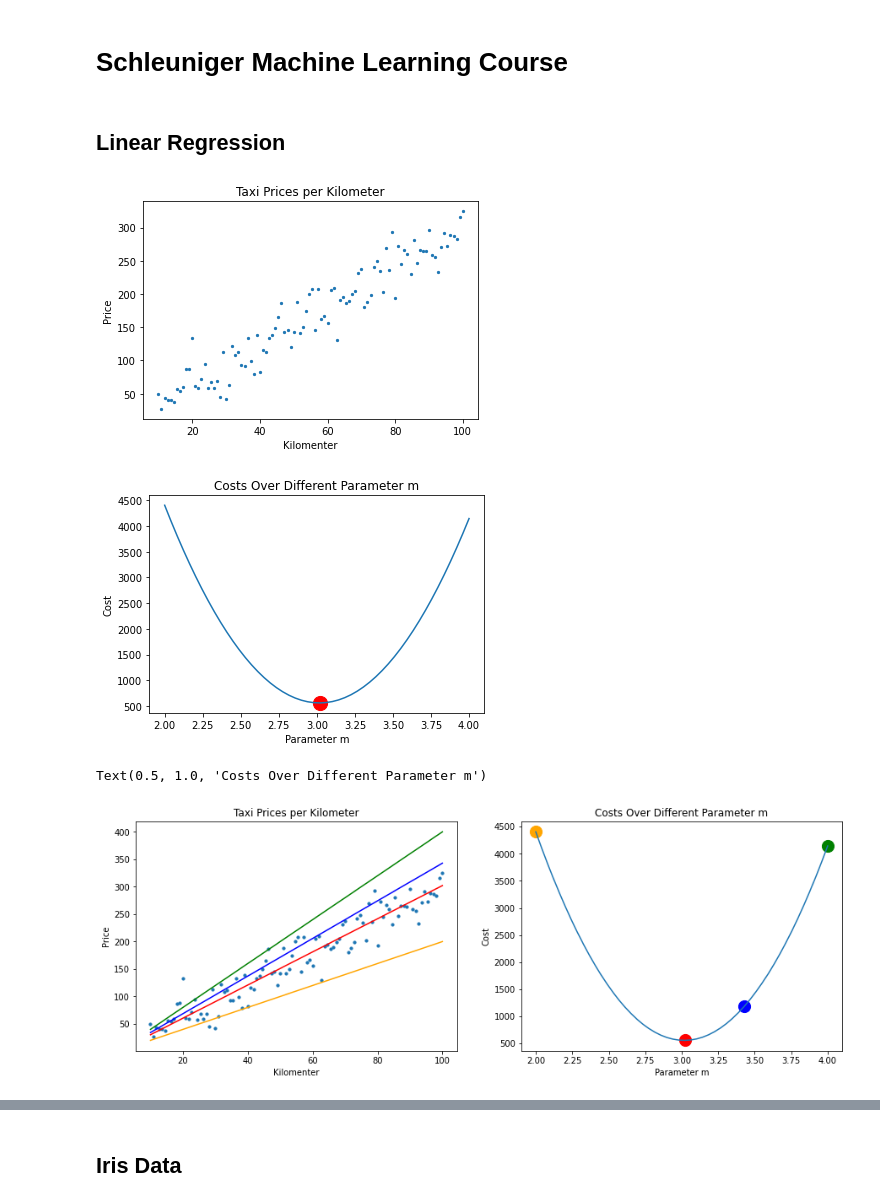
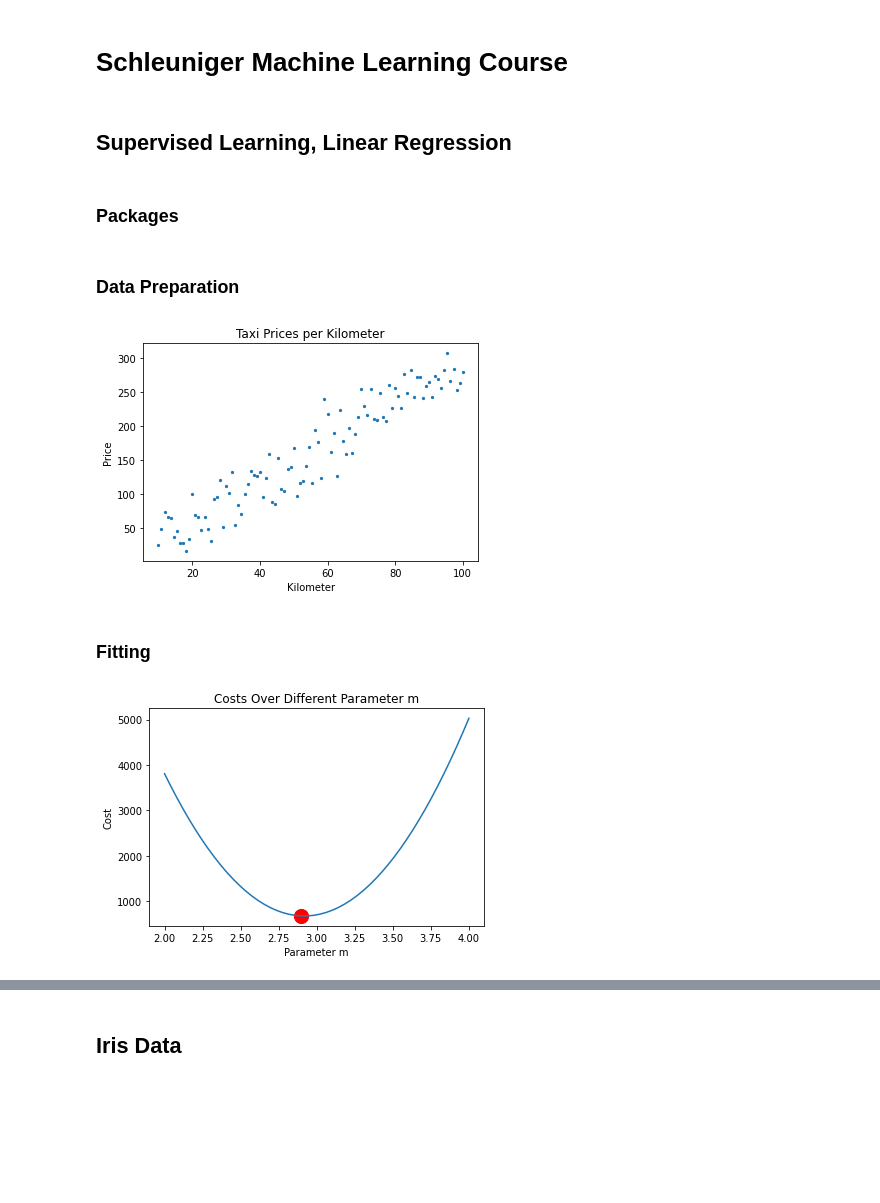
Before and after one commit to Davideee/schleuniger-ml, a Jupyter notebook: MachineLearningCourse.ipynb, the cells around one changed output, grey strips where cells are left out. Cells and saved outputs as stored; diff of their text form; code cells hidden in the pictures; blank space fills up the shorter version.

```diff
--- a/MachineLearningCourse.ipynb
+++ b/MachineLearningCourse.ipynb
@@ -1,6 +1,8 @@
 # %% [markdown]
 # Schleuniger Machine Learning Course
 # %% [markdown]
-## Linear Regression
+## Supervised Learning, Linear Regression
+# %% [markdown]
+### Packages
 # %%
 import numpy as np
@@ -7,20 +10,22 @@ import numpy as np
+# %% [markdown]
+### Data Preparation
 # %%
 n = 100
 x = np.linspace(10,100,n)
-e = np.random.normal(0, 20, x.shape[0])
+e = np.random.normal(0, 30, x.shape[0])
 y = 3 * x + e
 # %%
-import matplotlib.pyplot as plt
-
 # make the plot
 plt.scatter(x,y, s=5)
 # axis naming
 plt.title('Taxi Prices per Kilometer')
 plt.ylabel('Price')
-plt.xlabel('Kilomenter')
+plt.xlabel('Kilometer')
 plt.show()
 # %% [output]
-[figure, old version]
+[figure, new version]
+# %% [markdown]
+### Fitting
 # %%
 m_array = np.linspace(2,4,50)
 
@@ -46,30 +51,7 @@ plt.xlabel('Parameter m')
 plt.title('Costs Over Different Parameter m')
 plt.show()
 # %% [output]
-[figure, old version]
+[figure, new version]
-# %%
-fig = plt.figure(figsize=(15,5))
-ax = fig.add_subplot(121)
-ax.plot(x,x*m_best, c='red')
-ax.plot(x,m_array[0]*x,c='orange')
-ax.plot(x,m_array[-1]*x,c='green')
-ax.plot(x,m_array[-15]*x,c='blue')
-ax.scatter(x,y, s=10)
-plt.title('Taxi Prices per Kilometer')
-plt.ylabel('Price')
-plt.xlabel('Kilomenter')
-ax = fig.add_subplot(122)
-ax.plot(m_array, cost_list)
-ax.scatter(m_best, cost_list[index],marker='o', c='red', s=200)
-ax.scatter(m_array[0], cost_list[0],marker='o', c='orange', s=200)
-ax.scatter(m_array[-1], cost_list[-1],marker='o', c='green', s=200)
-ax.scatter(m_array[-15], cost_list[-15],marker='o', c='blue', s=200)
-plt.ylabel('Cost')
-plt.xlabel('Parameter m')
-plt.title('Costs Over Different Parameter m')
-# %% [output]
-Text(0.5, 1.0, 'Costs Over Different Parameter m')
-[figure, removed]
 # %%
 # predict value with linear regression
 y_prediction = x * m_best
```
Also changed, not shown: parts of 89 cells of this notebook, 1 other file.
